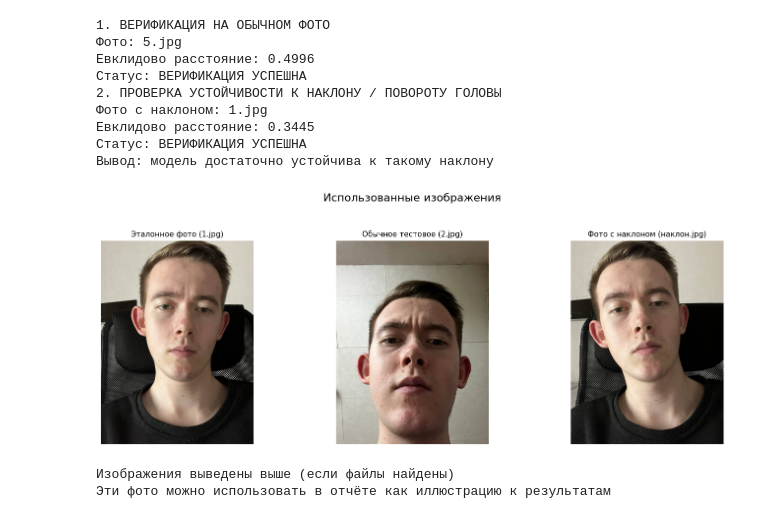
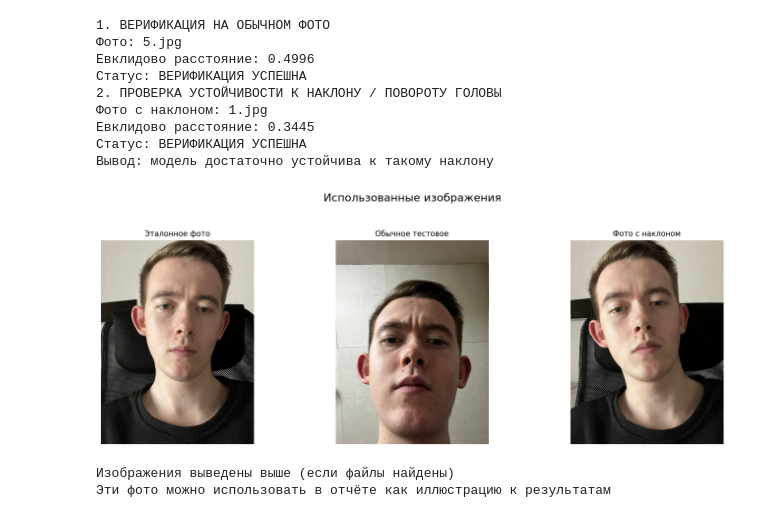
Before and after one commit to Manix030/ML_3_lab, a Jupyter notebook: Lab_4.ipynb, the cells around one changed output. Drawn from its saved outputs; the diff is of its cells as text; code cells hidden in the pictures.

```diff
--- a/Lab_4.ipynb
+++ b/Lab_4.ipynb
@@ -201,36 +199,36 @@ import matplotlib.pyplot as plt
 import matplotlib.image as mpimg
 from pathlib import Path
 
 # Пути к файлам (те же, что использовались ранее)
 images = {
-    "Эталонное фото (1.jpg)": "/content/2.jpg",
-    "Обычное тестовое (2.jpg)": "/content/5.jpg",
-    "Фото с наклоном (наклон.jpg)": "1.jpg"
+    "Эталонное фото": "/content/2.jpg",
+    "Обычное тестовое": "/content/5.jpg",
+    "Фото с наклоном": "1.jpg"
 }
 
 # Настраиваем вывод
 plt.figure(figsize=(15, 5))  # ширина × высота в дюймах
 plt.suptitle("Использованные изображения", fontsize=16, y=1.05)
 
 for i, (title, path) in enumerate(images.items(), 1):
     if Path(path).exists():
         img = mpimg.imread(path)
         plt.subplot(1, 3, i)
         plt.imshow(img)
         plt.title(title, fontsize=11, wrap=True)
         plt.axis('off')
     else:
         plt.subplot(1, 3, i)
         plt.text(0.5, 0.5, f"Файл не найден:\n{Path(path).name}",
                  ha='center', va='center', color='red', fontsize=10)
         plt.axis('off')
 
 plt.tight_layout()
 plt.show()
 
 print("Изображения выведены выше (если файлы найдены)")
 print("Эти фото можно использовать в отчёте как иллюстрацию к результатам")
 # %% [output]
-[figure, old version]
+[figure, new version]
 Изображения выведены выше (если файлы найдены)
 Эти фото можно использовать в отчёте как иллюстрацию к результатам
```
Also changed, not shown: parts of 3 cells of this notebook.
